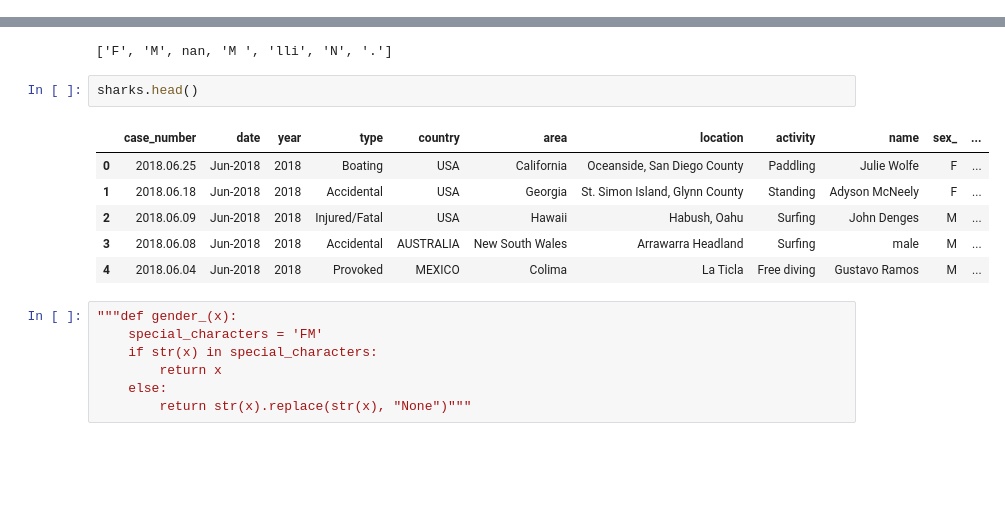
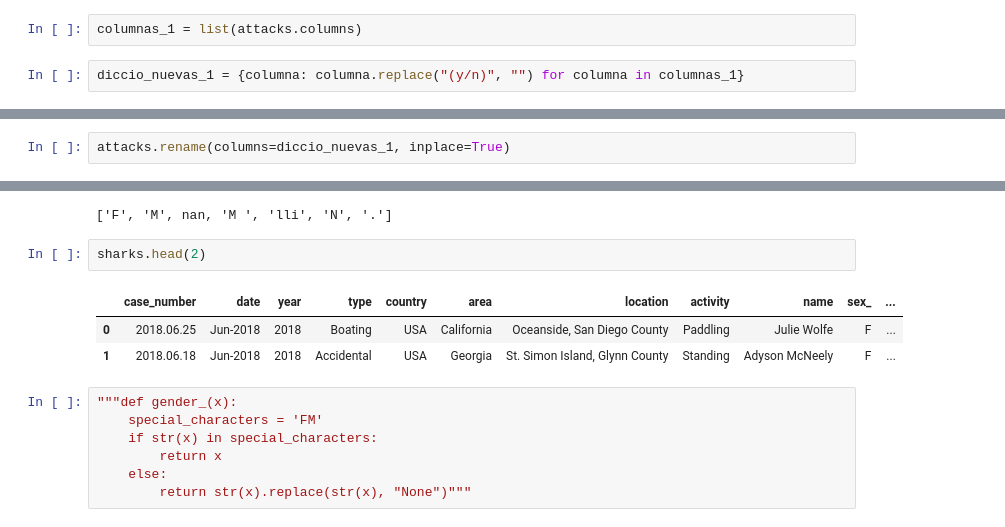
Before and after one commit to jesuschao/data-cleaning-pandas, a Jupyter notebook: your-code/clean.ipynb, the cells around one changed output, grey strips where cells are left out. Saved outputs shown, nothing was run; the diff lists cells and outputs as text; blank space fills up the shorter version.

```diff
--- a/your-code/clean.ipynb
+++ b/your-code/clean.ipynb
@@ -189,0 +198,4 @@ attacks.drop(["pdf", "href_formula","href","unnamed:_22", "unnamed:_23"],axis=1,
+# %%
+columnas_1 = list(attacks.columns)
+# %%
+diccio_nuevas_1 = {columna: columna.replace("(y/n)", "") for columna in columnas_1}
@@ -190,3 +230,5 @@ attacks.drop(["pdf", "href_formula","href","unnamed:_22", "unnamed:_23"],axis=1,
+# %%
+attacks.rename(columns=diccio_nuevas_1, inplace=True)
 # %%
 attacks.head(2)
 # %% [output]
@@ -614,14 +680,11 @@ gender
 # %% [output]
 ['F', 'M', nan, 'M ', 'lli', 'N', '.']
 # %%
-sharks.head()
+sharks.head(2)
 # %% [output]
 |  | case_number | date | year | type | country | area | location | activity | name | sex_ | ... |
 | 0 | 2018.06.25 | Jun-2018 | 2018 | Boating | USA | California | Oceanside, San Diego County | Paddling | Julie Wolfe | F | ... |
 | 1 | 2018.06.18 | Jun-2018 | 2018 | Accidental | USA | Georgia | St. Simon Island, Glynn County | Standing | Adyson McNeely | F | ... |
-| 2 | 2018.06.09 | Jun-2018 | 2018 | Injured/Fatal | USA | Hawaii | Habush, Oahu | Surfing | John Denges | M | ... |
-| 3 | 2018.06.08 | Jun-2018 | 2018 | Accidental | AUSTRALIA | New South Wales | Arrawarra Headland | Surfing | male | M | ... |
-| 4 | 2018.06.04 | Jun-2018 | 2018 | Provoked | MEXICO | Colima | La Ticla | Free diving | Gustavo Ramos | M | ... |
 # %%
 """def gender_(x):
     special_characters = 'FM'
```
Also changed, not shown: parts of 38 cells of this notebook, 5 other files.
